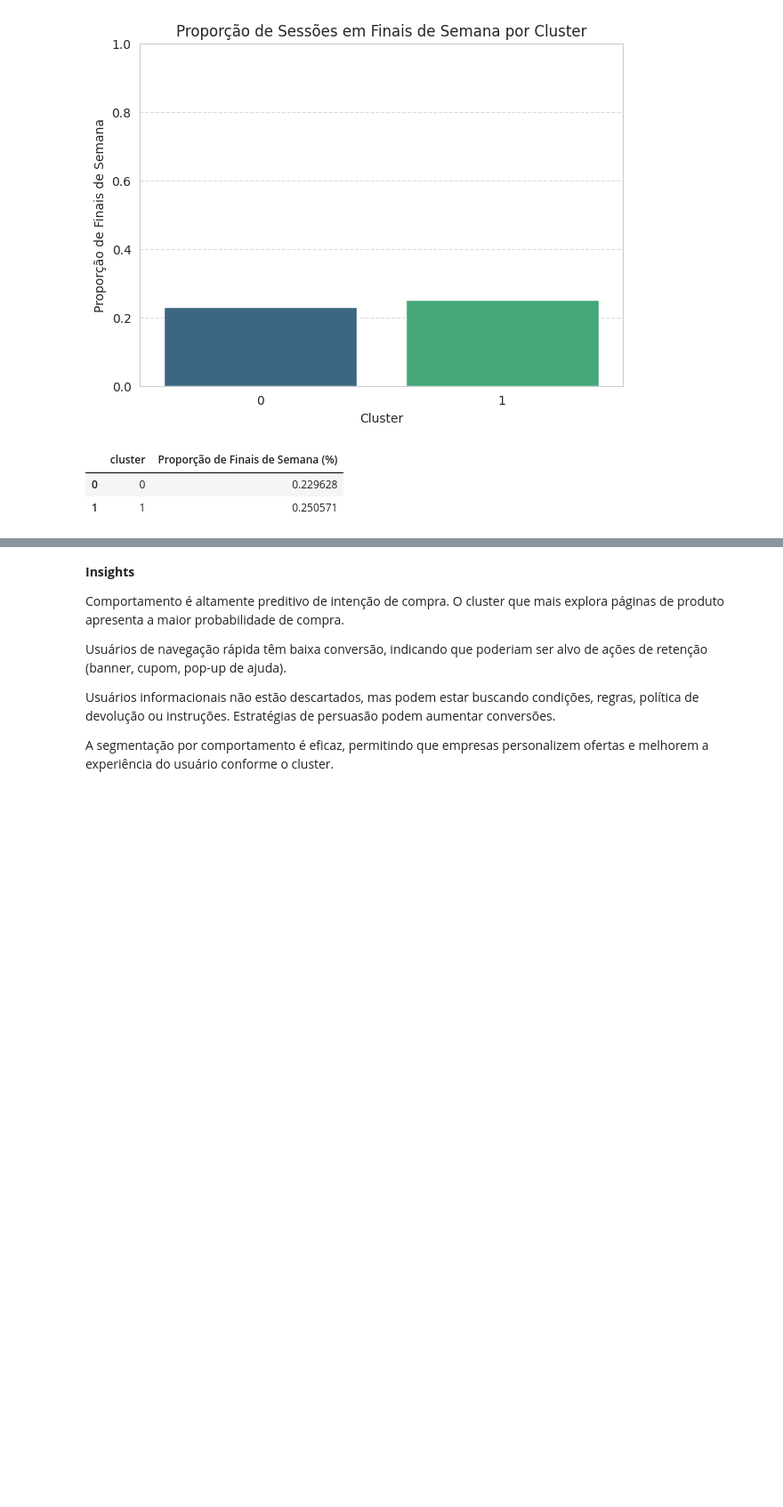
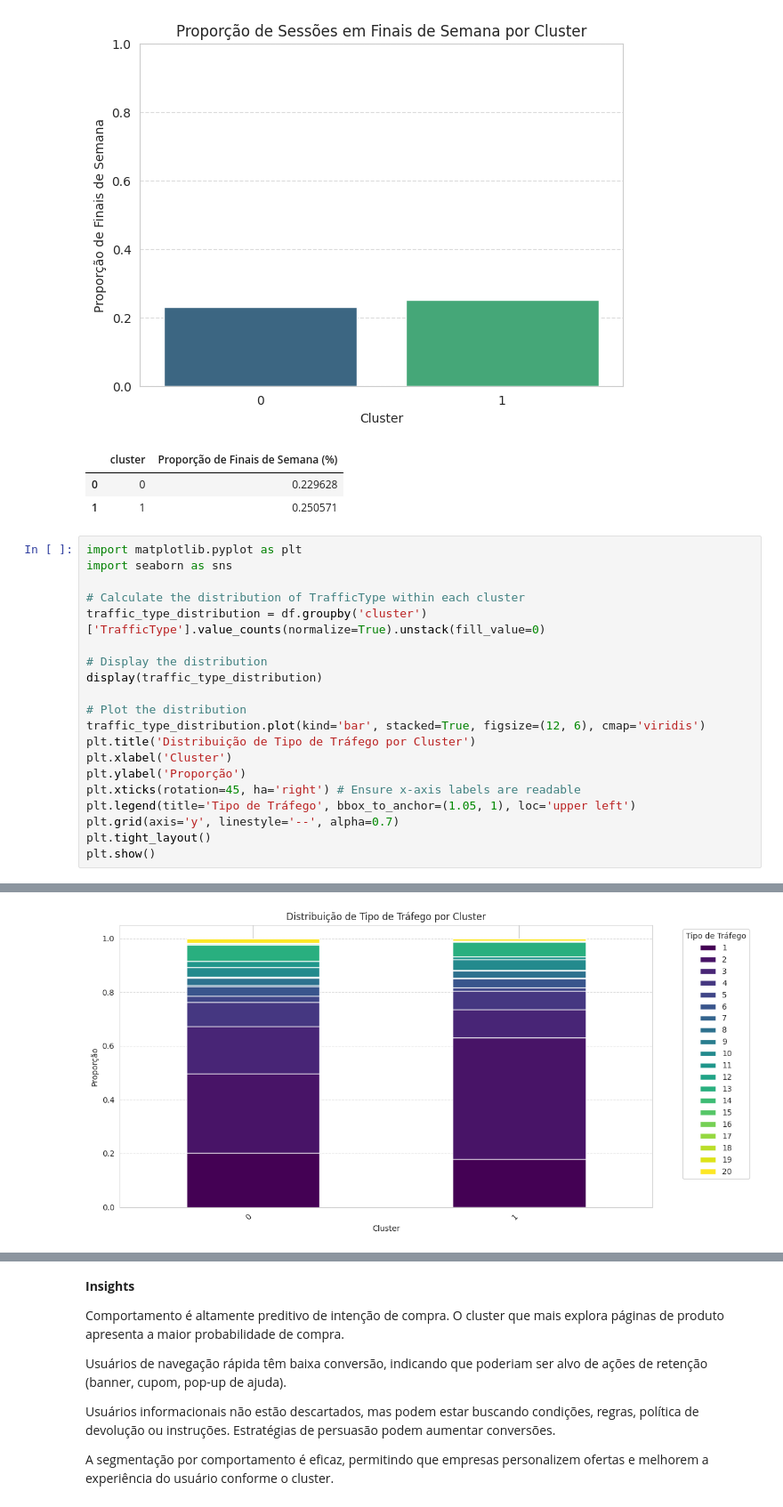
Before and after one commit to alevazcientista-dotcom/KMeans-com-Cotovelo-e-Silhueta-M29, a Jupyter notebook: K_means_com_Cotovelo_e_Silhueta_M29_2.ipynb, the cells around one changed output, grey strips where cells are left out. Shown at 89% size. Cells and saved outputs as stored; diff of their text form; blank space fills up the shorter version.

```diff
--- a/K_means_com_Cotovelo_e_Silhueta_M29_2.ipynb
+++ b/K_means_com_Cotovelo_e_Silhueta_M29_2.ipynb
@@ -381,3 +381,24 @@ display(weekend_by_cluster)
 |  | cluster | Proporção de Finais de Semana (%) |
 | 0 | 0 | 0.229628 |
 | 1 | 1 | 0.250571 |
+# %%
+import matplotlib.pyplot as plt
+import seaborn as sns
+
+# Calculate the distribution of TrafficType within each cluster
+traffic_type_distribution = df.groupby('cluster')['TrafficType'].value_counts(normalize=True).unstack(fill_value=0)
+
+# Display the distribution
+display(traffic_type_distribution)
+
+# Plot the distribution
+traffic_type_distribution.plot(kind='bar', stacked=True, figsize=(12, 6), cmap='viridis')
+plt.title('Distribuição de Tipo de Tráfego por Cluster')
+plt.xlabel('Cluster')
+plt.ylabel('Proporção')
+plt.xticks(rotation=45, ha='right') # Ensure x-axis labels are readable
+plt.legend(title='Tipo de Tráfego', bbox_to_anchor=(1.05, 1), loc='upper left')
+plt.grid(axis='y', linestyle='--', alpha=0.7)
+plt.tight_layout()
+plt.show()
+# %% [output]
@@ -383,0 +409 @@ display(weekend_by_cluster)
+[figure, added]
```
Also changed, not shown: parts of 10 cells of this notebook.
